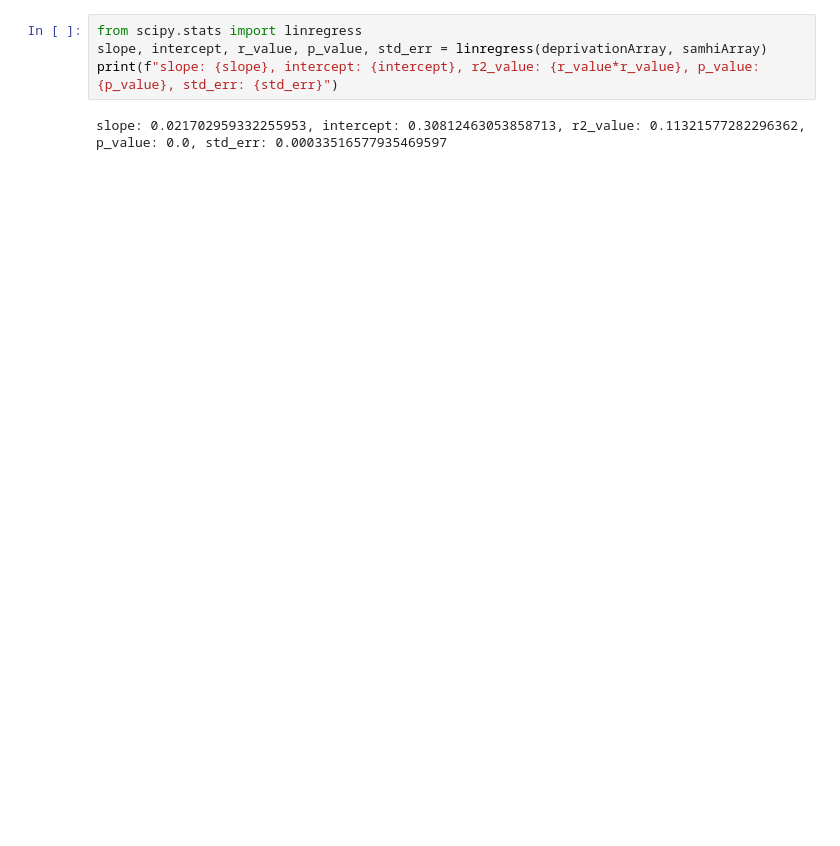
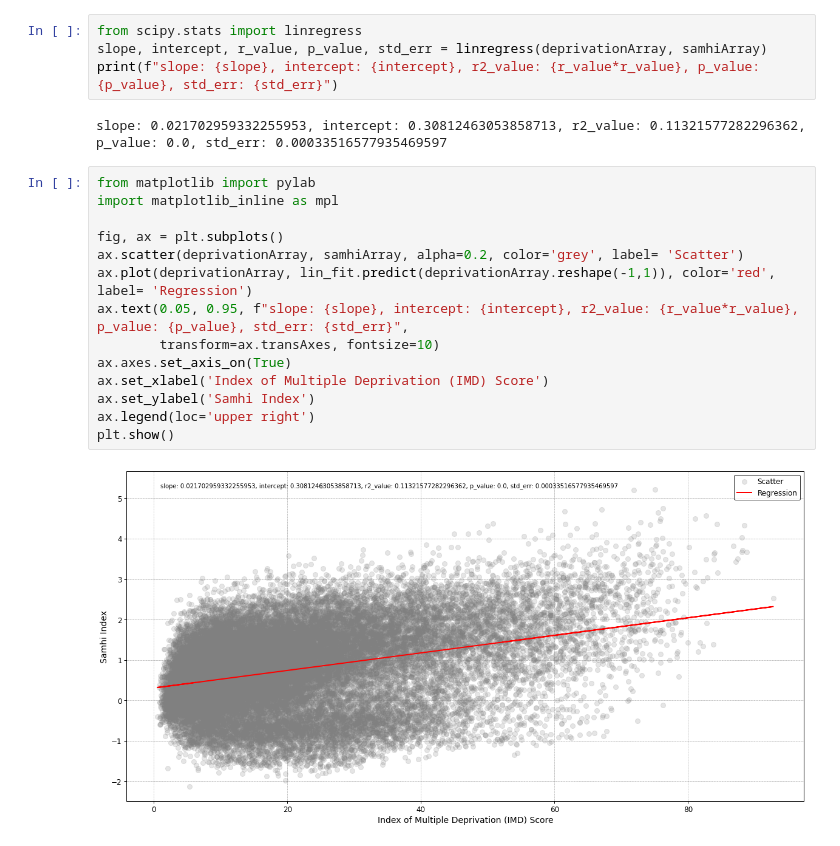
Before and after one commit to AlbertDoesProgramming/deprivationMapping, a Jupyter notebook: notebooks/n1-explore.ipynb, the cells around one changed output. Drawn from its saved outputs; the diff is of its cells as text; blank space fills up the shorter version.

```diff
--- a/notebooks/n1-explore.ipynb
+++ b/notebooks/n1-explore.ipynb
@@ -68,3 +99,19 @@ slope, intercept, r_value, p_value, std_err = linregress(deprivationArray, samhi
 print(f"slope: {slope}, intercept: {intercept}, r2_value: {r_value*r_value}, p_value: {p_value}, std_err: {std_err}")
 # %% [output]
 slope: 0.021702959332255953, intercept: 0.30812463053858713, r2_value: 0.11321577282296362, p_value: 0.0, std_err: 0.00033516577935469597
+# %%
+from matplotlib import pylab
+import matplotlib_inline as mpl
+
+fig, ax = plt.subplots()
+ax.scatter(deprivationArray, samhiArray, alpha=0.2, color='grey', label= 'Scatter')
+ax.plot(deprivationArray, lin_fit.predict(deprivationArray.reshape(-1,1)), color='red', label= 'Regression')
+ax.text(0.05, 0.95, f"slope: {slope}, intercept: {intercept}, r2_value: {r_value*r_value}, p_value: {p_value}, std_err: {std_err}",
+        transform=ax.transAxes, fontsize=10)
+ax.axes.set_axis_on(True)
+ax.set_xlabel('Index of Multiple Deprivation (IMD) Score')
+ax.set_ylabel('Samhi Index')
+ax.legend(loc='upper right')
+plt.show()
+# %% [output]
+[figure, added]
```
Also changed, not shown: parts of 7 cells of this notebook, 1 other file.
